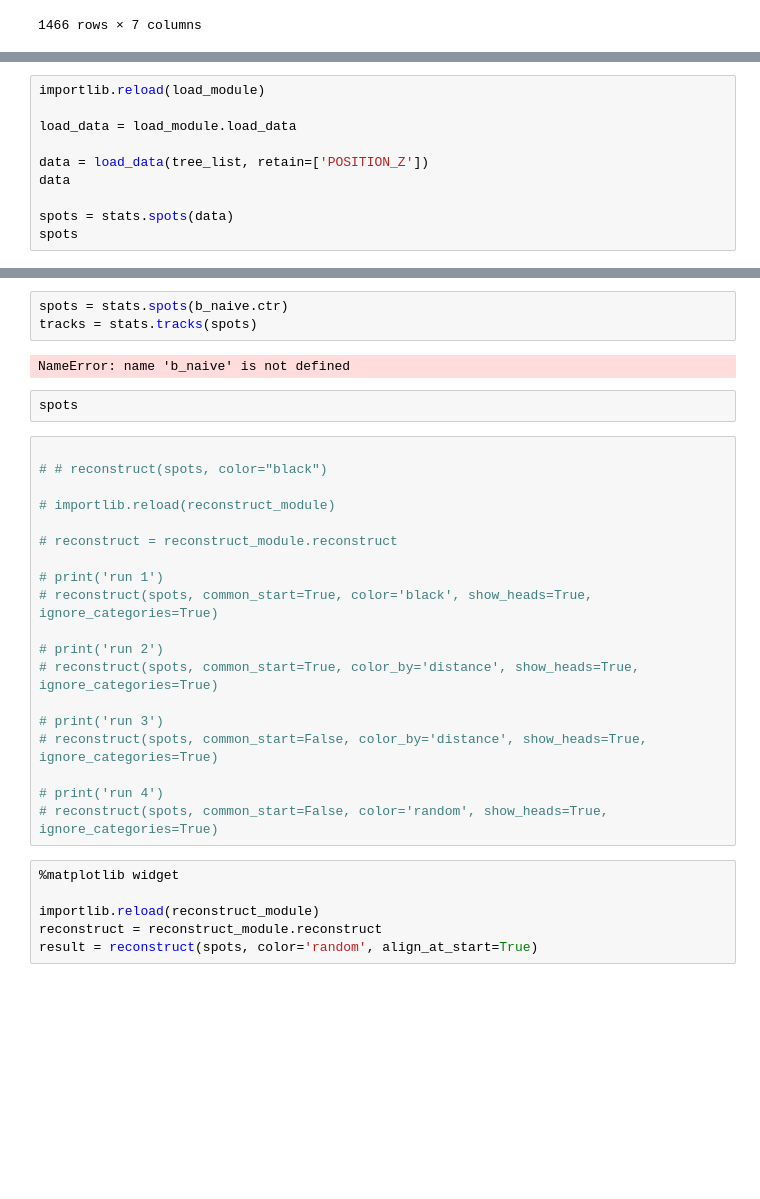
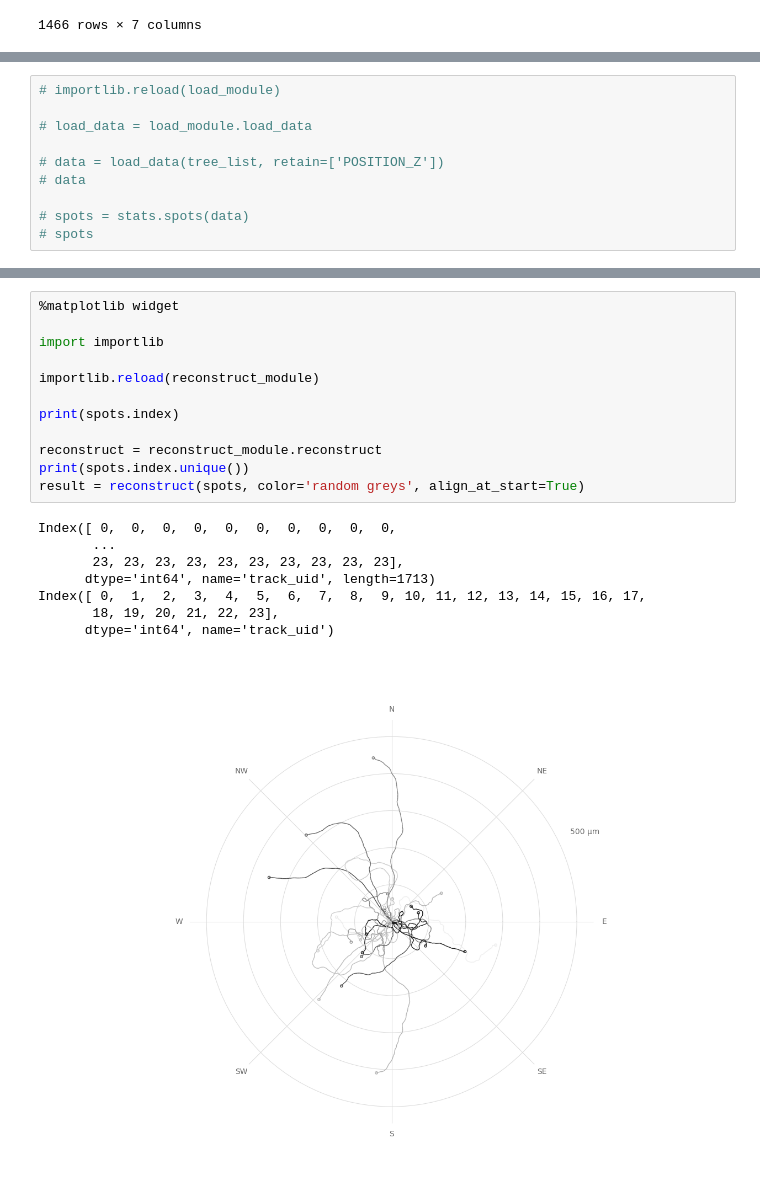
Before and after one commit to BranislavModriansky/Peregrin, a Jupyter notebook: lib/peregrin/Z_sketches/stats_computations.ipynb, the cells around one changed output, grey strips where cells are left out. Saved outputs shown, nothing was run; the diff lists cells and outputs as text; blank space fills up the shorter version.

```diff
--- a/lib/peregrin/Z_sketches/stats_computations.ipynb
+++ b/lib/peregrin/Z_sketches/stats_computations.ipynb
@@ -398,10 +400,10 @@ Clocked: '_test_lowest_highest_groupings' <- 0.2829 s
 # %%
-importlib.reload(load_module)
+# importlib.reload(load_module)
 
-load_data = load_module.load_data
+# load_data = load_module.load_data
 
-data = load_data(tree_list, retain=['POSITION_Z'])
-data
+# data = load_data(tree_list, retain=['POSITION_Z'])
+# data
 
-spots = stats.spots(data)
-spots
+# spots = stats.spots(data)
+# spots
@@ -423,33 +410,22 @@ spots
-# %%
-spots = stats.spots(b_naive.ctr)
-tracks = stats.tracks(spots)
-# %% [output]
-NameError: name 'b_naive' is not defined
-# %%
-spots
-# %%
-
-# # reconstruct(spots, color="black")
-
-# importlib.reload(reconstruct_module)
-
-# reconstruct = reconstruct_module.reconstruct
-
-# print('run 1')
-# reconstruct(spots, common_start=True, color='black', show_heads=True, ignore_categories=True)
-
-# print('run 2')
-# reconstruct(spots, common_start=True, color_by='distance', show_heads=True, ignore_categories=True)
-
-# print('run 3')
-# reconstruct(spots, common_start=False, color_by='distance', show_heads=True, ignore_categories=True)
-
-# print('run 4')
-# reconstruct(spots, common_start=False, color='random', show_heads=True, ignore_categories=True)
 # %%
 %matplotlib widget
 
+import importlib
+
 importlib.reload(reconstruct_module)
+
+print(spots.index)
+
 reconstruct = reconstruct_module.reconstruct
-result = reconstruct(spots, color='random', align_at_start=True)
+print(spots.index.unique())
+result = reconstruct(spots, color='random greys', align_at_start=True)
+# %% [output]
+Index([ 0,  0,  0,  0,  0,  0,  0,  0,  0,  0,
+       ...
+       23, 23, 23, 23, 23, 23, 23, 23, 23, 23],
+      dtype='int64', name='track_uid', length=1713)
+Index([ 0,  1,  2,  3,  4,  5,  6,  7,  8,  9, 10, 11, 12, 13, 14, 15, 16, 17,
+       18, 19, 20, 21, 22, 23],
+      dtype='int64', name='track_uid')
+[figure, added]
 # %%
```
Also changed, not shown: parts of 7 cells of this notebook, 3 other files.
